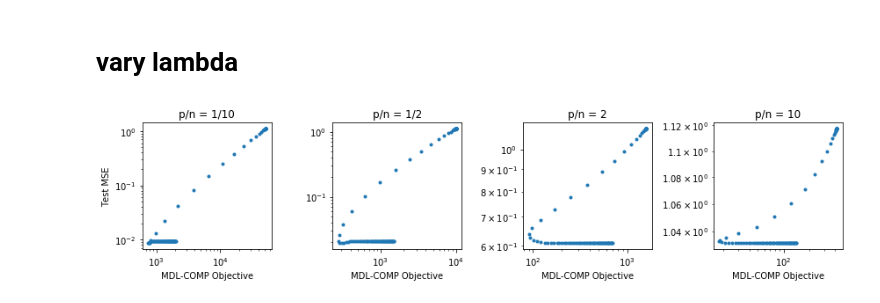
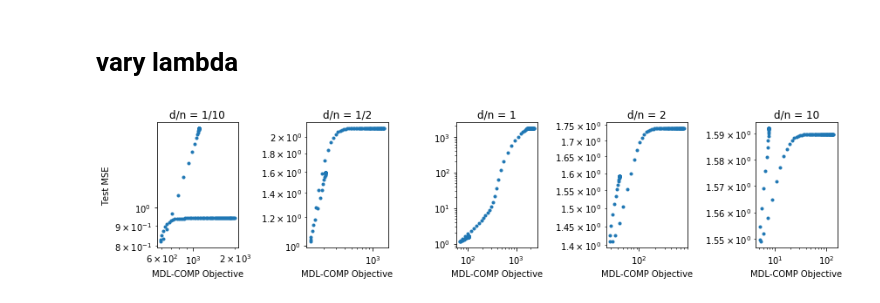
Before and after one commit to csinva/mdl-complexity, a Jupyter notebook: analyze_lambda_loss.ipynb, the cells around one changed output. Cells and saved outputs as stored; diff of their text form; code cells hidden in the pictures.

```diff
--- a/analyze_lambda_loss.ipynb
+++ b/analyze_lambda_loss.ipynb
@@ -38,17 +37,17 @@ class p:
     num_features = 100
     n_train_over_num_features = 3 # this and num_features sets n_train
     n_test = 100
-    noise_std = 1e-1
+    noise_std = 1
     noise_distr = 'gaussian' # gaussian, t, gaussian_scale_var, thresh
     model_type = 'ridge' # mdl_orig,
     cov_param = 2
 # %% [markdown]
 # vary lambda
 # %%
-R, C = 1, 4
+R, C = 1, 5
 plt.figure(figsize=(12, 3))
-tits = ['1/10', '1/2', '2', '10']
-for c, n_train_over_num_features in tqdm(enumerate([10, 2, 1/2, 1/10])):
+tits = ['1/10', '1/2', '1', '2', '10']
+for c, n_train_over_num_features in tqdm(enumerate([10, 2, 1, 1/2, 1/10])):
     p.n_train_over_num_features = n_train_over_num_features
 
     # warning - this reseeds!
@@ -70,32 +69,32 @@ for c, n_train_over_num_features in tqdm(enumerate([10, 2, 1/2, 1/10])):
         thetahat = calc_thetahat(l)
         mse_norm = npl.norm(y_train - X_train @ thetahat)**2 / (2 * var)
         theta_norm = npl.norm(thetahat)**2 / (2 * var)
         eigensum = 0.5 * np.sum(np.log((eigenvals + l) / l))
         return mse_norm + theta_norm + eigensum
 
 
     lambdas = np.logspace(-10, 10, num=100)
     n = lambdas.size
 
 
     r = {
         'l': lambdas,
         'mdl1': np.zeros(n),
         'test_mse': np.zeros(n)
     }
     for i, l in enumerate(lambdas):
         thetahat = calc_thetahat(l)
         r['test_mse'][i] = np.mean(np.square(y_test - X_test @ thetahat))
         r['mdl1'][i] = mdl1_loss(l)
     plt.subplot(R, C, c + 1)
     plt.plot(r['mdl1'], r['test_mse'], '.')
     plt.xscale('log')
     plt.yscale('log')
     plt.tight_layout()
     if c == 0:
         plt.ylabel('Test MSE')
     plt.xlabel('MDL-COMP Objective')
-    plt.title('p/n = ' + tits[c])
+    plt.title('d/n = ' + tits[c])
 plt.savefig(oj(save_dir, 'fig_lambda.pdf'))
 # %% [output]
-[figure, old version]
+[figure, new version]
```
Also changed, not shown: parts of 1 cell of this notebook, 8 other files.
